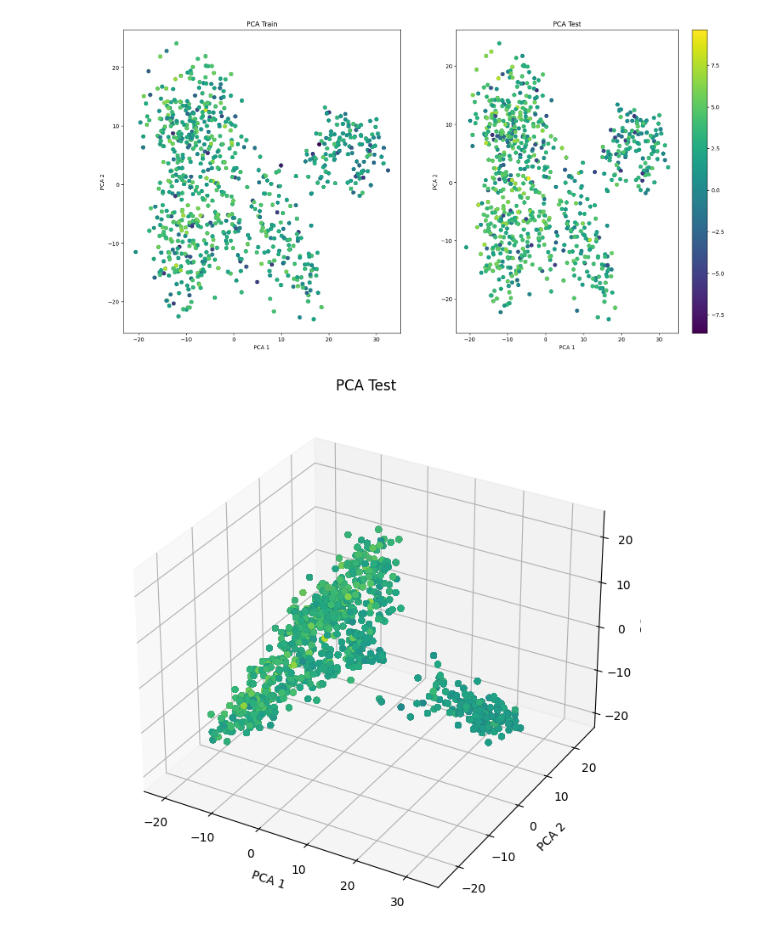
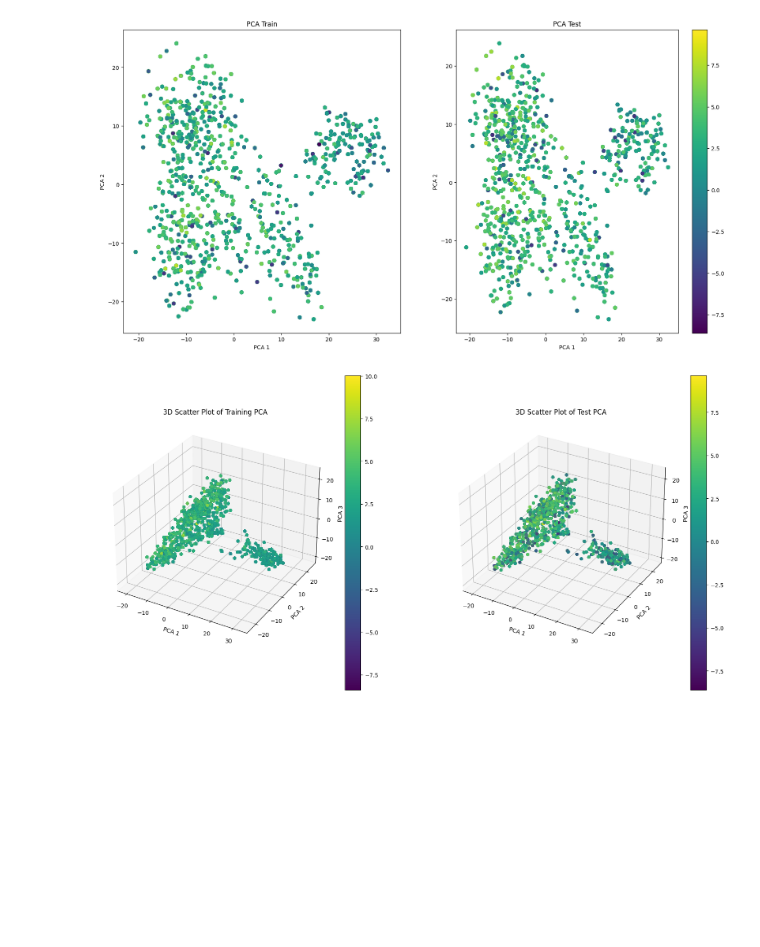
Before and after one commit to paulo-seixal/drug_sensitivity, a Jupyter notebook: unsupervised.ipynb, the cells around one changed output. Cells and saved outputs as stored; diff of their text form; code cells hidden in the pictures; blank space fills up the shorter version.

```diff
--- a/unsupervised.ipynb
+++ b/unsupervised.ipynb
@@ -225,3 +236,13 @@ numeber of componets for explaned variance: 165
 To explain 80% of the variance, it's needed 96 components from the original 2259. In this case, this is a considerable reduction of the dimensionality.
 # %% [markdown]
 ### PCA train and test
+# %%
+pca = PCA(n_components=20)
+pca.fit(x_train)
+x_train_pca = pca.transform(x_train)
+
+cumulative_variance_ratio = pca.explained_variance_ratio_.cumsum()
+print('Var. explicada: %s'% str(pca.explained_variance_ratio_))
+print('Soma:', sum(pca.explained_variance_ratio_) * 100, '%')
+# number if pca for 80% variance
+print('numeber of componets for explaned variance:', pca.n_components_)
@@ -255,17 +302,25 @@ plt.show()
 # %%
 from mpl_toolkits.mplot3d import Axes3D
 
-fig = plt.figure(figsize=(10, 8))
-ax = fig.add_subplot(111, projection='3d')
+fig, (ax1, ax2) = plt.subplots(1, 2, figsize=(20, 10), subplot_kw={'projection':'3d'})
 
-# Assuming that your classes are stored in y_train
-ax.scatter(x_train_pca[:, 0], x_train_pca[:, 1], x_train_pca[:, 2], c=y_train, cmap='viridis')
+# Assuming that your classes are stored in y_train and y_test
+scatter1 = ax1.scatter(x_train_pca[:, 0], x_train_pca[:, 1], x_train_pca[:, 2], c=y_train, cmap='viridis')
+scatter2 = ax2.scatter(x_test_pca[:, 0], x_test_pca[:, 1], x_test_pca[:, 2], c=y_test, cmap='viridis')
 
-ax.set_xlabel("PCA 1")
-ax.set_ylabel("PCA 2")
-ax.set_zlabel("PCA 3")
-ax.set_adjustable('datalim')
-plt.title('PCA Test')
+ax1.set_xlabel("PCA 1")
+ax1.set_ylabel("PCA 2")
+ax1.set_zlabel("PCA 3")
+ax1.set_title('3D Scatter Plot of Training PCA')
+
+ax2.set_xlabel("PCA 1")
+ax2.set_ylabel("PCA 2")
+ax2.set_zlabel("PCA 3")
+ax2.set_title('3D Scatter Plot of Test PCA')
+
+fig.colorbar(scatter1, ax=ax1)
+fig.colorbar(scatter2, ax=ax2)
+
 plt.show()
 # %% [output]
-[figure, old version]
+[figure, new version]
```
Also changed, not shown: parts of 5 cells of this notebook, 1 other file.
